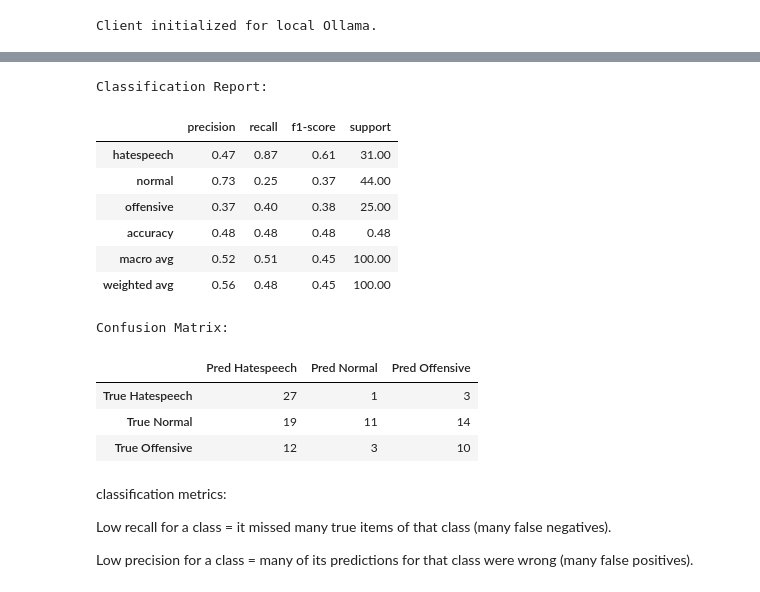
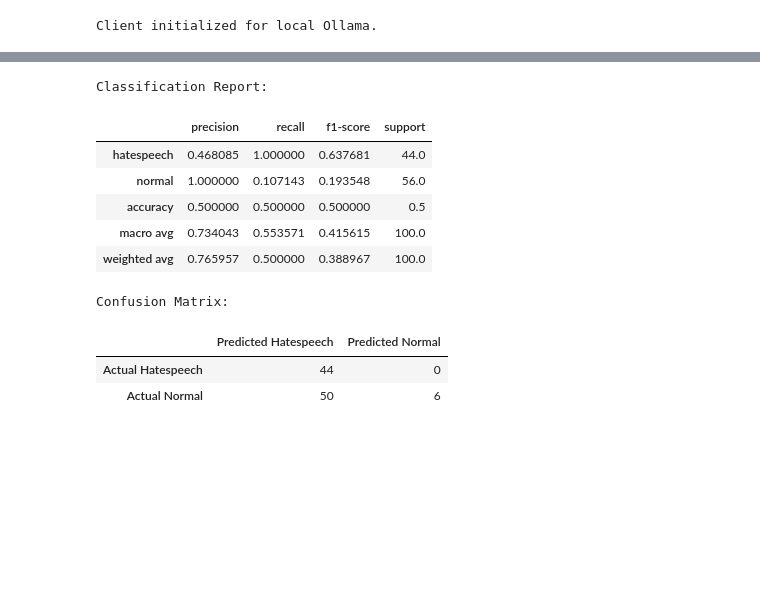
Before and after one commit to smubia-projects/dap-ay2526-hate-speech, a Jupyter notebook: hate-speech-llm-colab.ipynb, the cells around one changed output, grey strips where cells are left out. Cells and saved outputs as stored; diff of their text form; code cells hidden in the pictures; blank space fills up the shorter version.

```diff
--- a/hate-speech-llm-colab.ipynb
+++ b/hate-speech-llm-colab.ipynb
@@ -262,12 +196,5 @@ Loading HateXplain dataset...
 # %%
-# @title Select Test Set
-
-import numpy as np
-
-# Select Test Set
-test_ds = ds["test"]
-print(f"Full Test set size: {len(test_ds)}")
 # Select Test Set
 test_ds = ds["test"].select(range(100))
-print(f"Selected Test set size: {len(test_ds)}")
+print(f"Test set size (subset of 100): {len(test_ds)}")
 # %% [output]
@@ -394,36 +275,33 @@ Reasoning: Targets a group (Oklahoma residents) with derogatory terms ('backwood
 # %%
-# @title Run Inference on Test Set
+# Run Inference on Test Set
 predictions = []
 ground_truth = []
 texts = []
-reasonings = [] # New list to store reasoning from the model
 
 print("Running inference...")
 for example in tqdm(test_ds):
     text = example['text_norm']
     label_id = example['label_norm']
+
     true_label = ID2NAME[label_id]
 
-    prediction_output = classify_text(text)
-    pred_label = prediction_output['label']
-    reasoning = prediction_output['reasoning']
+    pred_label = classify_text(text)
 
-    # Ensure the predicted label is one of the valid categories
-    # The parse_llm_response function should handle most cases, but this is a final safeguard
-    if pred_label not in NAME2ID:
-        pred_label = "normal" # Default fallback for truly unexpected output
+    # Handle potential API errors or unexpected output
+    if pred_label not in NAME2ID or pred_label == "normal": # Explicitly handle 'normal' if LLM still outputs it
+        if "hate" in pred_label: pred_label = "hatespeech"
+        # elif "offen" in pred_label: pred_label = "offensive"
+        else: pred_label = "normal" #
 
     predictions.append(pred_label)
     ground_truth.append(true_label)
     texts.append(text)
-    reasonings.append(reasoning)
 
-# Create a DataFrame for results, including the reasoning
+# Create a DataFrame for results
 results_df = pd.DataFrame({
     "text": texts,
     "ground_truth": ground_truth,
-    "prediction": predictions,
-    "reasoning": reasonings
+    "prediction": predictions
 })
 
 results_df.head()
@@ -463,32 +341,23 @@ Complete Results - Full Text View:
 # %%
-# @title Model Evaluation Metrics
-from IPython.display import Markdown
-
+# Evaluation
 print("\nClassification Report:")
-report = classification_report(ground_truth, predictions, target_names=["hatespeech", "normal", "offensive"], labels=["hatespeech", "normal", "offensive"], output_dict=True)
-display(pd.DataFrame(report).transpose().round(2))
+report = classification_report(ground_truth, predictions, target_names=["hatespeech", "normal"], labels=["hatespeech", "normal"], output_dict=True)
+report_df = pd.DataFrame(report).transpose()
+display(report_df)
 
 print("\nConfusion Matrix:")
-cm = confusion_matrix(ground_truth, predictions, labels=["hatespeech", "normal", "offensive"])
-cm_df = pd.DataFrame(cm, index=["True Hatespeech", "True Normal", "True Offensive"], columns=["Pred Hatespeech", "Pred Normal", "Pred Offensive"])
+cm = confusion_matrix(ground_truth, predictions, labels=["hatespeech", "normal"])
+cm_df = pd.DataFrame(cm, index=["Actual Hatespeech", "Actual Normal"], columns=["Predicted Hatespeech", "Predicted Normal"])
 display(cm_df)
 # %% [output]
 Classification Report:
 |  | precision | recall | f1-score | support |
-| hatespeech | 0.47 | 0.87 | 0.61 | 31.00 |
-| normal | 0.73 | 0.25 | 0.37 | 44.00 |
-| offensive | 0.37 | 0.40 | 0.38 | 25.00 |
-| accuracy | 0.48 | 0.48 | 0.48 | 0.48 |
-| macro avg | 0.52 | 0.51 | 0.45 | 100.00 |
-| weighted avg | 0.56 | 0.48 | 0.45 | 100.00 |
+| hatespeech | 0.468085 | 1.000000 | 0.637681 | 44.0 |
+| normal | 1.000000 | 0.107143 | 0.193548 | 56.0 |
+| accuracy | 0.500000 | 0.500000 | 0.500000 | 0.5 |
+| macro avg | 0.734043 | 0.553571 | 0.415615 | 100.0 |
+| weighted avg | 0.765957 | 0.500000 | 0.388967 | 100.0 |
 Confusion Matrix:
-|  | Pred Hatespeech | Pred Normal | Pred Offensive |
-| True Hatespeech | 27 | 1 | 3 |
-| True Normal | 19 | 11 | 14 |
-| True Offensive | 12 | 3 | 10 |
+|  | Predicted Hatespeech | Predicted Normal |
+| Actual Hatespeech | 44 | 0 |
+| Actual Normal | 50 | 6 |
-# %% [markdown]
-classification metrics:
-
-Low recall for a class = it missed many true items of that class (many false negatives).
-
-Low precision for a class = many of its predictions for that class were wrong (many false positives).
```
Also changed, not shown: parts of 20 cells of this notebook.
